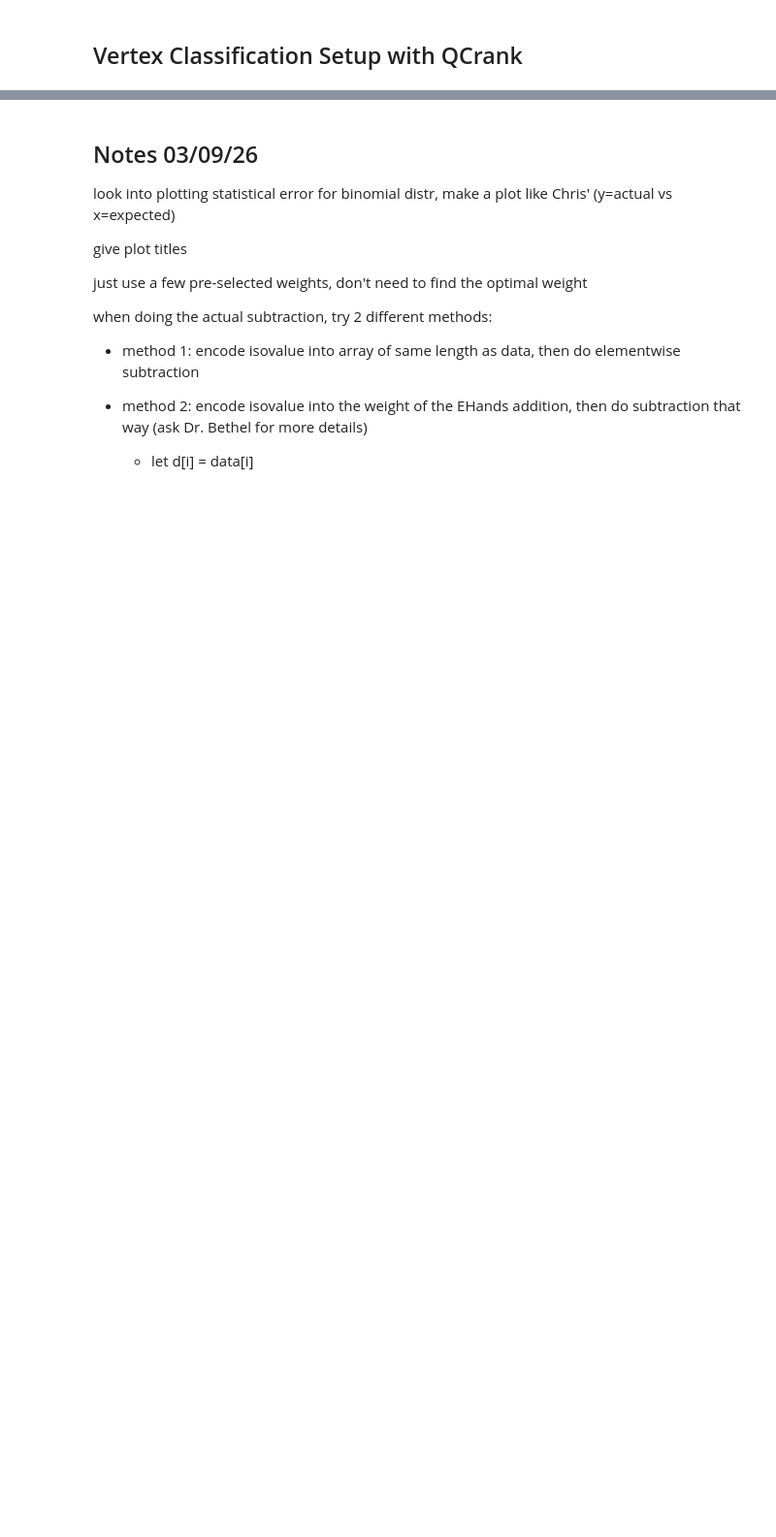
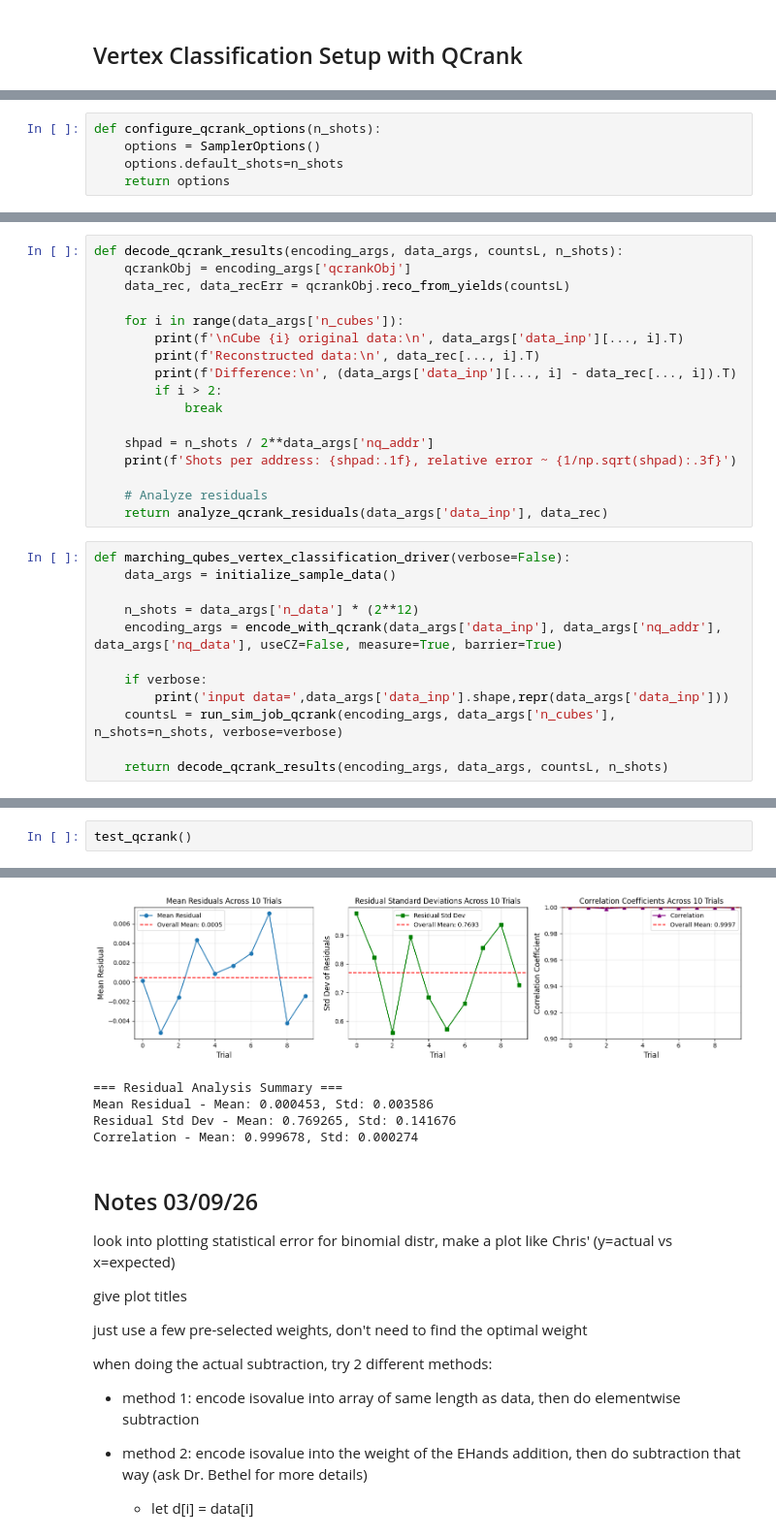
Before and after one commit to Burned357Waffles/Marching-Qubes-Thesis, a Jupyter notebook: ehands_qcrank_vertex_classification.ipynb, the cells around one changed output, grey strips where cells are left out. Shown at 97% size. Saved outputs shown, nothing was run; the diff lists cells and outputs as text; blank space fills up the shorter version.

Commit message:
fixed issues with qcrank encoding/decoding

```diff
--- a/ehands_qcrank_vertex_classification.ipynb
+++ b/ehands_qcrank_vertex_classification.ipynb
@@ -422,0 +244,5 @@ Element | <Z> Expectation | Original Value
+# %%
+def configure_qcrank_options(n_shots):
+    options = SamplerOptions()
+    options.default_shots=n_shots
+    return options
@@ -422,0 +310,29 @@ Element | <Z> Expectation | Original Value
+# %%
+def decode_qcrank_results(encoding_args, data_args, countsL, n_shots):
+    qcrankObj = encoding_args['qcrankObj']
+    data_rec, data_recErr = qcrankObj.reco_from_yields(countsL)
+
+    for i in range(data_args['n_cubes']):
+        print(f'\nCube {i} original data:\n', data_args['data_inp'][..., i].T)
+        print(f'Reconstructed data:\n', data_rec[..., i].T)
+        print(f'Difference:\n', (data_args['data_inp'][..., i] - data_rec[..., i]).T)
+        if i > 2:
+            break
+
+    shpad = n_shots / 2**data_args['nq_addr']
+    print(f'Shots per address: {shpad:.1f}, relative error ~ {1/np.sqrt(shpad):.3f}')
+
+    # Analyze residuals
+    return analyze_qcrank_residuals(data_args['data_inp'], data_rec)
+# %%
+def marching_qubes_vertex_classification_driver(verbose=False):
+    data_args = initialize_sample_data()
+
+    n_shots = data_args['n_data'] * (2**12)
+    encoding_args = encode_with_qcrank(data_args['data_inp'], data_args['nq_addr'], data_args['nq_data'], useCZ=False, measure=True, barrier=True)
+
+    if verbose:
+        print('input data=',data_args['data_inp'].shape,repr(data_args['data_inp']))
+    countsL = run_sim_job_qcrank(encoding_args, data_args['n_cubes'], n_shots=n_shots, verbose=verbose)
+
+    return decode_qcrank_results(encoding_args, data_args, countsL, n_shots)
@@ -422,0 +392,3 @@ Element | <Z> Expectation | Original Value
+# %%
+test_qcrank()
+# %% [output]
@@ -423,3 +412,8 @@ Element | <Z> Expectation | Original Value
+[figure, added]
+=== Residual Analysis Summary ===
+Mean Residual - Mean: 0.000453, Std: 0.003586
+Residual Std Dev - Mean: 0.769265, Std: 0.141676
+Correlation - Mean: 0.999678, Std: 0.000274
 # %% [markdown]
 ## Notes 03/09/26
 
```
Also changed, not shown: parts of 20 cells of this notebook.
